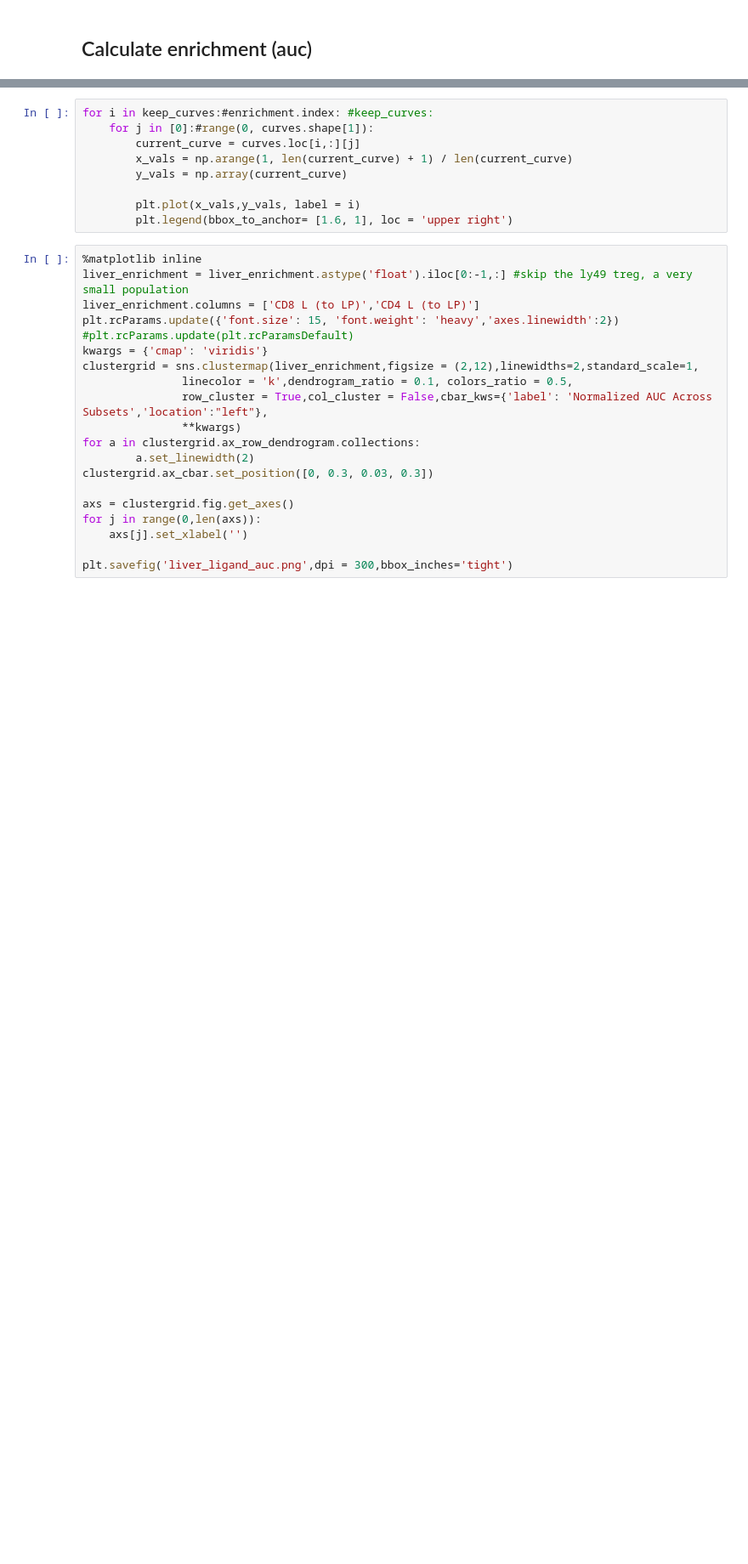
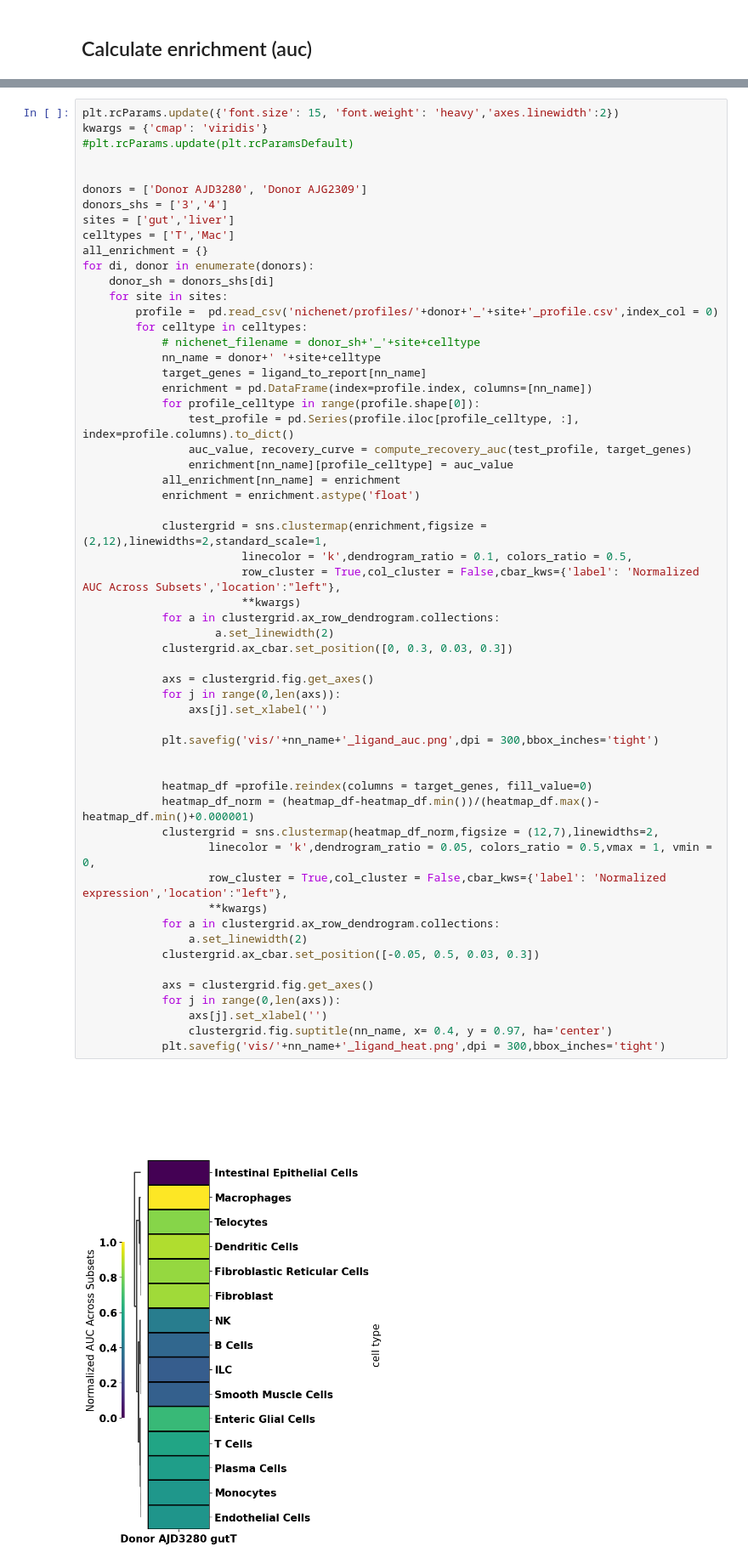
Before and after one commit to Ran-x2/mtb, a Jupyter notebook: NicheNet/NicheNet_visualize_step3.ipynb, the cells around one changed output, grey strips where cells are left out. Shown at 85% size. Saved outputs shown, nothing was run; the diff lists cells and outputs as text; blank space fills up the shorter version.

```diff
--- a/NicheNet/NicheNet_visualize_step3.ipynb
+++ b/NicheNet/NicheNet_visualize_step3.ipynb
@@ -234,29 +107,59 @@ keep_curves =liver_enrichment.sort_values(by= 'CD8DEG_LP_vs_L_nichenet_2', ascen
-# %%
-for i in keep_curves:#enrichment.index: #keep_curves:
-    for j in [0]:#range(0, curves.shape[1]):
-        current_curve = curves.loc[i,:][j]
-        x_vals = np.arange(1, len(current_curve) + 1) / len(current_curve)
-        y_vals = np.array(current_curve)
-
-        plt.plot(x_vals,y_vals, label = i)
-        plt.legend(bbox_to_anchor= [1.6, 1], loc = 'upper right')
 # %%
-%matplotlib inline
-liver_enrichment = liver_enrichment.astype('float').iloc[0:-1,:] #skip the ly49 treg, a very small population
-liver_enrichment.columns = ['CD8 L (to LP)','CD4 L (to LP)']
 plt.rcParams.update({'font.size': 15, 'font.weight': 'heavy','axes.linewidth':2})
+kwargs = {'cmap': 'viridis'}
 #plt.rcParams.update(plt.rcParamsDefault)
-kwargs = {'cmap': 'viridis'}
-clustergrid = sns.clustermap(liver_enrichment,figsize = (2,12),linewidths=2,standard_scale=1,
-               linecolor = 'k',dendrogram_ratio = 0.1, colors_ratio = 0.5,
-               row_cluster = True,col_cluster = False,cbar_kws={'label': 'Normalized AUC Across Subsets','location':"left"},
-               **kwargs)
-for a in clustergrid.ax_row_dendrogram.collections:
-        a.set_linewidth(2)
-clustergrid.ax_cbar.set_position([0, 0.3, 0.03, 0.3])
 
-axs = clustergrid.fig.get_axes()
-for j in range(0,len(axs)):
-    axs[j].set_xlabel('')
 
-plt.savefig('liver_ligand_auc.png',dpi = 300,bbox_inches='tight')
+donors = ['Donor AJD3280', 'Donor AJG2309']
+donors_shs = ['3','4']
+sites = ['gut','liver']
+celltypes = ['T','Mac']
+all_enrichment = {}
+for di, donor in enumerate(donors):
+    donor_sh = donors_shs[di]
+    for site in sites:
+        profile =  pd.read_csv('nichenet/profiles/'+donor+'_'+site+'_profile.csv',index_col = 0)
+        for celltype in celltypes:
+            # nichenet_filename = donor_sh+'_'+site+celltype
+            nn_name = donor+' '+site+celltype
+            target_genes = ligand_to_report[nn_name]
+            enrichment = pd.DataFrame(index=profile.index, columns=[nn_name])
+            for profile_celltype in range(profile.shape[0]):
+                test_profile = pd.Series(profile.iloc[profile_celltype, :], index=profile.columns).to_dict()
+                auc_value, recovery_curve = compute_recovery_auc(test_profile, target_genes)
+                enrichment[nn_name][profile_celltype] = auc_value
+            all_enrichment[nn_name] = enrichment
+            enrichment = enrichment.astype('float')
+
+            clustergrid = sns.clustermap(enrichment,figsize = (2,12),linewidths=2,standard_scale=1,
+                        linecolor = 'k',dendrogram_ratio = 0.1, colors_ratio = 0.5,
+                        row_cluster = True,col_cluster = False,cbar_kws={'label': 'Normalized AUC Across Subsets','location':"left"},
+                        **kwargs)
+            for a in clustergrid.ax_row_dendrogram.collections:
+                    a.set_linewidth(2)
+            clustergrid.ax_cbar.set_position([0, 0.3, 0.03, 0.3])
+
+            axs = clustergrid.fig.get_axes()
+            for j in range(0,len(axs)):
+                axs[j].set_xlabel('')
+
+            plt.savefig('vis/'+nn_name+'_ligand_auc.png',dpi = 300,bbox_inches='tight')
+
+
+            heatmap_df =profile.reindex(columns = target_genes, fill_value=0)
+            heatmap_df_norm = (heatmap_df-heatmap_df.min())/(heatmap_df.max()-heatmap_df.min()+0.000001)
+            clustergrid = sns.clustermap(heatmap_df_norm,figsize = (12,7),linewidths=2,
+                   linecolor = 'k',dendrogram_ratio = 0.05, colors_ratio = 0.5,vmax = 1, vmin = 0,
+                   row_cluster = True,col_cluster = False,cbar_kws={'label': 'Normalized expression','location':"left"},
+                   **kwargs)
+            for a in clustergrid.ax_row_dendrogram.collections:
+                a.set_linewidth(2)
+            clustergrid.ax_cbar.set_position([-0.05, 0.5, 0.03, 0.3])
+
+            axs = clustergrid.fig.get_axes()
+            for j in range(0,len(axs)):
+                axs[j].set_xlabel('')
+                clustergrid.fig.suptitle(nn_name, x= 0.4, y = 0.97, ha='center')
+            plt.savefig('vis/'+nn_name+'_ligand_heat.png',dpi = 300,bbox_inches='tight')
+# %% [output]
+[figure, added]
```
Also changed, not shown: parts of 60 cells of this notebook, 6 other files.
